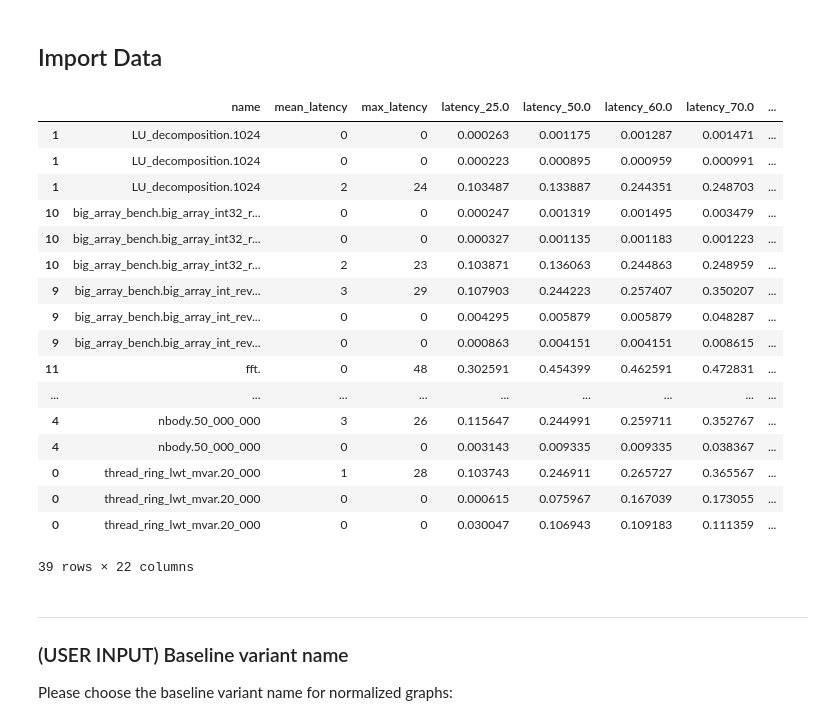
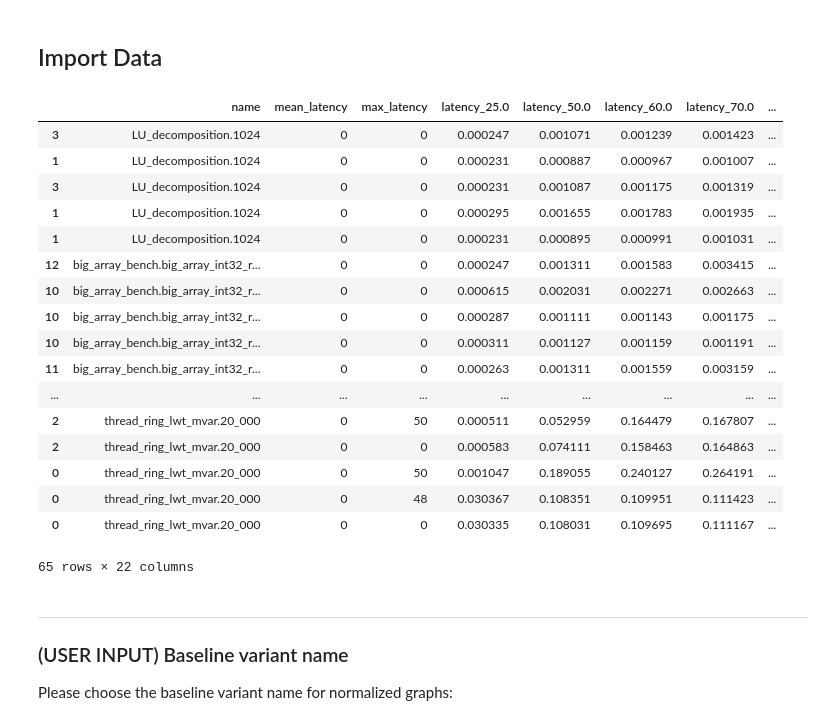
Before and after one commit to apilatjs/sandmark, a Jupyter notebook: notebooks/pausetimes/pausetimes.ipynb, the cells around one changed output. Saved outputs shown, nothing was run; the diff lists cells and outputs as text; code cells hidden in the pictures.

Commit message:
Add benchmark results and other configs needed to reproduce them

```diff
--- a/notebooks/pausetimes/pausetimes.ipynb
+++ b/notebooks/pausetimes/pausetimes.ipynb
@@ -14,44 +14,45 @@ pd.set_option('display.max_rows', 100)
 # %%
 data_frames = []
 
 for file in glob.glob("*_1.pausetimes.summary.bench"):
     with open(file) as f:
         data = []
         # From https://github.com/tarides/runtime_events_tools/blob/f080e98158183fce241625e6c3903bf9286b501c/bin/olly.ml#L23-L43
         percentiles = [25.0, 50.0, 60.0, 70.0, 75.0, 80.0, 85.0, 90.0, 95.0, 96.0, 97.0, 98.0, 99.0, 99.9, 99.99, 99.999, 99.9999, 100.0]
         for l in f:
+            if not l.strip(): continue
             temp = json.loads(l)
             if 'name' in temp:
                 for p, l in zip(percentiles, temp['distr_latency']):
                     temp['latency_'+str(p)] = l
                 del temp['distr_latency']
                 data.append(temp)
         df = pd.json_normalize(data)
         df['variant'] = file.replace("_1.pausetimes.summary.bench","")
         data_frames.append(df)
 
 df = pd.concat (data_frames, sort=False)
 df = df.sort_values(['name'])
 df
 # %% [output]
 |  | name | mean_latency | max_latency | latency_25.0 | latency_50.0 | latency_60.0 | latency_70.0 | ... |
-| 1 | LU_decomposition.1024 | 0 | 0 | 0.000263 | 0.001175 | 0.001287 | 0.001471 | ... |
-| 1 | LU_decomposition.1024 | 0 | 0 | 0.000223 | 0.000895 | 0.000959 | 0.000991 | ... |
-| 1 | LU_decomposition.1024 | 2 | 24 | 0.103487 | 0.133887 | 0.244351 | 0.248703 | ... |
-| 10 | big_array_bench.big_array_int32_r... | 0 | 0 | 0.000247 | 0.001319 | 0.001495 | 0.003479 | ... |
-| 10 | big_array_bench.big_array_int32_r... | 0 | 0 | 0.000327 | 0.001135 | 0.001183 | 0.001223 | ... |
-| 10 | big_array_bench.big_array_int32_r... | 2 | 23 | 0.103871 | 0.136063 | 0.244863 | 0.248959 | ... |
-| 9 | big_array_bench.big_array_int_rev... | 3 | 29 | 0.107903 | 0.244223 | 0.257407 | 0.350207 | ... |
-| 9 | big_array_bench.big_array_int_rev... | 0 | 0 | 0.004295 | 0.005879 | 0.005879 | 0.048287 | ... |
-| 9 | big_array_bench.big_array_int_rev... | 0 | 0 | 0.000863 | 0.004151 | 0.004151 | 0.008615 | ... |
-| 11 | fft. | 0 | 48 | 0.302591 | 0.454399 | 0.462591 | 0.472831 | ... |
+| 3 | LU_decomposition.1024 | 0 | 0 | 0.000247 | 0.001071 | 0.001239 | 0.001423 | ... |
+| 1 | LU_decomposition.1024 | 0 | 0 | 0.000231 | 0.000887 | 0.000967 | 0.001007 | ... |
+| 3 | LU_decomposition.1024 | 0 | 0 | 0.000231 | 0.001087 | 0.001175 | 0.001319 | ... |
+| 1 | LU_decomposition.1024 | 0 | 0 | 0.000295 | 0.001655 | 0.001783 | 0.001935 | ... |
+| 1 | LU_decomposition.1024 | 0 | 0 | 0.000231 | 0.000895 | 0.000991 | 0.001031 | ... |
+| 12 | big_array_bench.big_array_int32_r... | 0 | 0 | 0.000247 | 0.001311 | 0.001583 | 0.003415 | ... |
+| 10 | big_array_bench.big_array_int32_r... | 0 | 0 | 0.000615 | 0.002031 | 0.002271 | 0.002663 | ... |
+| 10 | big_array_bench.big_array_int32_r... | 0 | 0 | 0.000287 | 0.001111 | 0.001143 | 0.001175 | ... |
+| 10 | big_array_bench.big_array_int32_r... | 0 | 0 | 0.000311 | 0.001127 | 0.001159 | 0.001191 | ... |
+| 11 | big_array_bench.big_array_int32_r... | 0 | 0 | 0.000263 | 0.001311 | 0.001559 | 0.003159 | ... |
 | ... | ... | ... | ... | ... | ... | ... | ... | ... |
-| 4 | nbody.50_000_000 | 3 | 26 | 0.115647 | 0.244991 | 0.259711 | 0.352767 | ... |
-| 4 | nbody.50_000_000 | 0 | 0 | 0.003143 | 0.009335 | 0.009335 | 0.038367 | ... |
-| 0 | thread_ring_lwt_mvar.20_000 | 1 | 28 | 0.103743 | 0.246911 | 0.265727 | 0.365567 | ... |
-| 0 | thread_ring_lwt_mvar.20_000 | 0 | 0 | 0.000615 | 0.075967 | 0.167039 | 0.173055 | ... |
-| 0 | thread_ring_lwt_mvar.20_000 | 0 | 0 | 0.030047 | 0.106943 | 0.109183 | 0.111359 | ... |
+| 2 | thread_ring_lwt_mvar.20_000 | 0 | 50 | 0.000511 | 0.052959 | 0.164479 | 0.167807 | ... |
+| 2 | thread_ring_lwt_mvar.20_000 | 0 | 0 | 0.000583 | 0.074111 | 0.158463 | 0.164863 | ... |
+| 0 | thread_ring_lwt_mvar.20_000 | 0 | 50 | 0.001047 | 0.189055 | 0.240127 | 0.264191 | ... |
+| 0 | thread_ring_lwt_mvar.20_000 | 0 | 48 | 0.030367 | 0.108351 | 0.109951 | 0.111423 | ... |
+| 0 | thread_ring_lwt_mvar.20_000 | 0 | 0 | 0.030335 | 0.108031 | 0.109695 | 0.111167 | ... |
-39 rows × 22 columns
+65 rows × 22 columns
 # %% [markdown]
 <hr>
 
```
Also changed, not shown: parts of 6 cells of this notebook, 14 other files.
